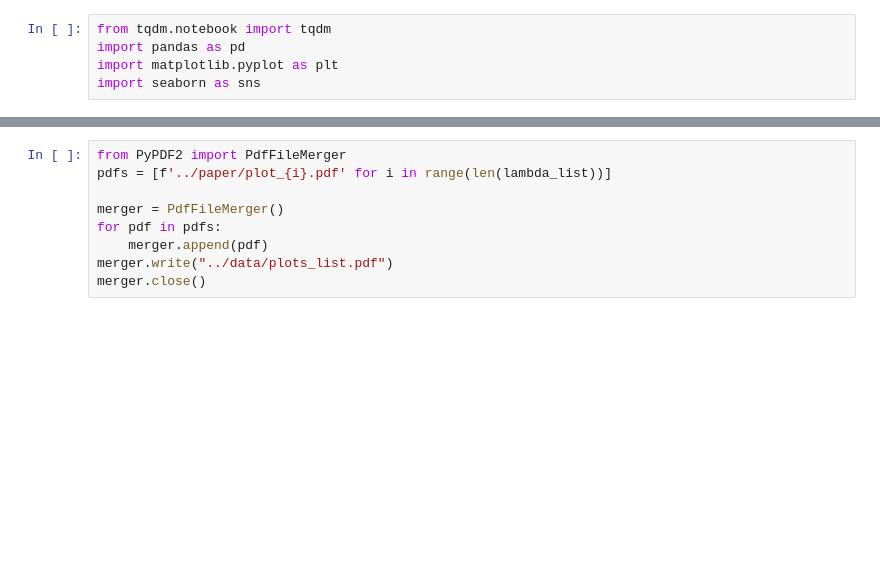
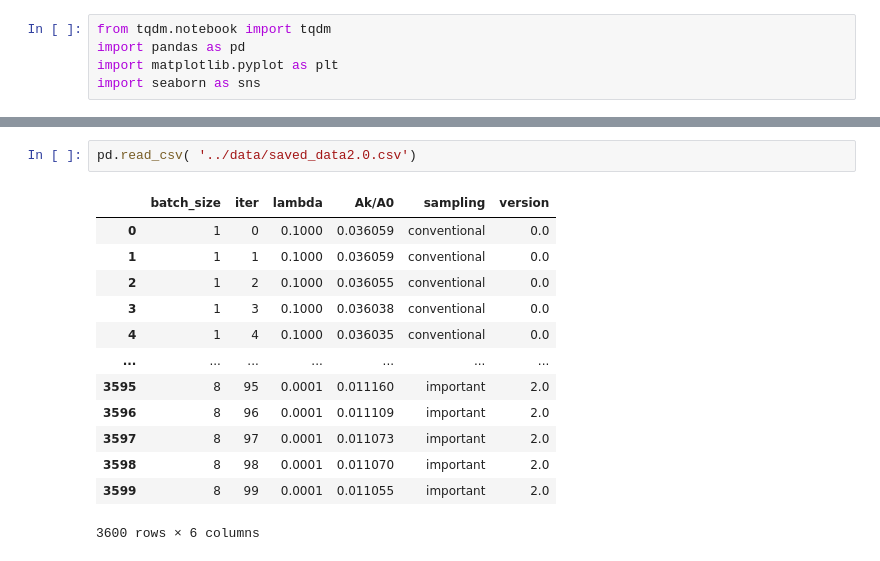
Before and after one commit to Intelligent-Systems-Phystech/2022-Project-101, a Jupyter notebook: code/Experiment.ipynb, the cells around one changed output, grey strips where cells are left out. Saved outputs shown, nothing was run; the diff lists cells and outputs as text; blank space fills up the shorter version.

```diff
--- a/code/Experiment.ipynb
+++ b/code/Experiment.ipynb
@@ -229,9 +269,16 @@ Transcript written on Melnikov2022StochasticNewtonWithArbitrarySampling.log.
-# %%
-from PyPDF2 import PdfFileMerger
-pdfs = [f'../paper/plot_{i}.pdf' for i in range(len(lambda_list))]
-
-merger = PdfFileMerger()
-for pdf in pdfs:
-    merger.append(pdf)
-merger.write("../data/plots_list.pdf")
-merger.close()
+# %%
+pd.read_csv( '../data/saved_data2.0.csv')
+# %% [output]
+|  | batch_size | iter | lambda | Ak/A0 | sampling | version |
+| 0 | 1 | 0 | 0.1000 | 0.036059 | conventional | 0.0 |
+| 1 | 1 | 1 | 0.1000 | 0.036059 | conventional | 0.0 |
+| 2 | 1 | 2 | 0.1000 | 0.036055 | conventional | 0.0 |
+| 3 | 1 | 3 | 0.1000 | 0.036038 | conventional | 0.0 |
+| 4 | 1 | 4 | 0.1000 | 0.036035 | conventional | 0.0 |
+| ... | ... | ... | ... | ... | ... | ... |
+| 3595 | 8 | 95 | 0.0001 | 0.011160 | important | 2.0 |
+| 3596 | 8 | 96 | 0.0001 | 0.011109 | important | 2.0 |
+| 3597 | 8 | 97 | 0.0001 | 0.011073 | important | 2.0 |
+| 3598 | 8 | 98 | 0.0001 | 0.011070 | important | 2.0 |
+| 3599 | 8 | 99 | 0.0001 | 0.011055 | important | 2.0 |
+3600 rows × 6 columns
```
Also changed, not shown: parts of 10 cells of this notebook, 5 other files.
